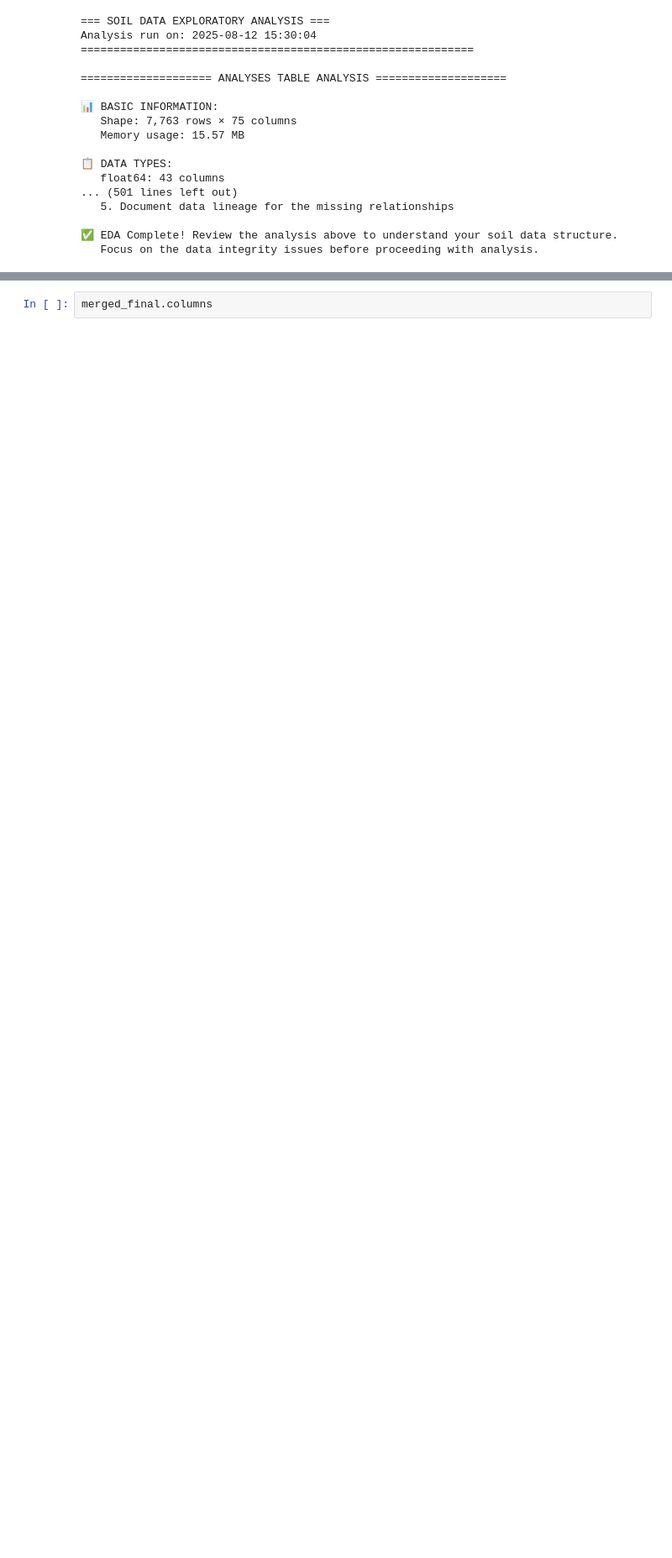
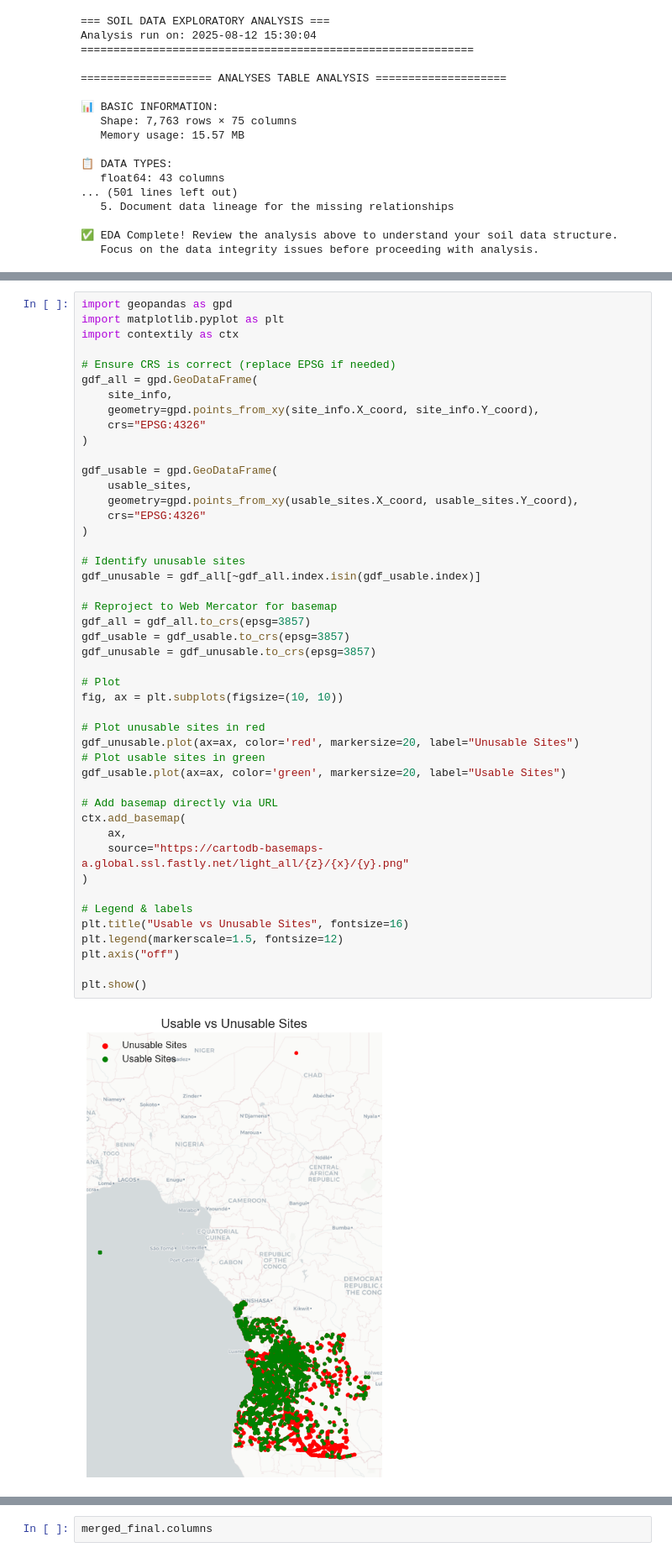
Before and after one commit to inesschwartz/ThesisSoilAngola, a Jupyter notebook: EDA/general_EDA.ipynb, the cells around one changed output, grey strips where cells are left out. Shown at 84% size. Saved outputs shown, nothing was run; the diff lists cells and outputs as text; blank space fills up the shorter version.

Commit message:
looking at geographic data

```diff
--- a/EDA/general_EDA.ipynb
+++ b/EDA/general_EDA.ipynb
@@ -428,3 +396,51 @@ soil_type   :  2,518 rows ×  5 columns
+# %%
+import geopandas as gpd
+import matplotlib.pyplot as plt
+import contextily as ctx
+
+# Ensure CRS is correct (replace EPSG if needed)
+gdf_all = gpd.GeoDataFrame(
+    site_info,
+    geometry=gpd.points_from_xy(site_info.X_coord, site_info.Y_coord),
+    crs="EPSG:4326"
+)
+
+gdf_usable = gpd.GeoDataFrame(
+    usable_sites,
+    geometry=gpd.points_from_xy(usable_sites.X_coord, usable_sites.Y_coord),
+    crs="EPSG:4326"
+)
+
+# Identify unusable sites
+gdf_unusable = gdf_all[~gdf_all.index.isin(gdf_usable.index)]
+
+# Reproject to Web Mercator for basemap
+gdf_all = gdf_all.to_crs(epsg=3857)
+gdf_usable = gdf_usable.to_crs(epsg=3857)
+gdf_unusable = gdf_unusable.to_crs(epsg=3857)
+
+# Plot
+fig, ax = plt.subplots(figsize=(10, 10))
+
+# Plot unusable sites in red
+gdf_unusable.plot(ax=ax, color='red', markersize=20, label="Unusable Sites")
+# Plot usable sites in green
+gdf_usable.plot(ax=ax, color='green', markersize=20, label="Usable Sites")
+
+# Add basemap directly via URL
+ctx.add_basemap(
+    ax,
+    source="https://cartodb-basemaps-a.global.ssl.fastly.net/light_all/{z}/{x}/{y}.png"
+)
+
+# Legend & labels
+plt.title("Usable vs Unusable Sites", fontsize=16)
+plt.legend(markerscale=1.5, fontsize=12)
+plt.axis("off")
+
+plt.show()
+# %% [output]
+[figure, added]
 # %%
 # === 2. GEOGRAPHIC DISTRIBUTION ANALYSIS ===
 print(f"\n🌍 GEOGRAPHIC DISTRIBUTION")
```
Also changed, not shown: parts of 8 cells of this notebook.
